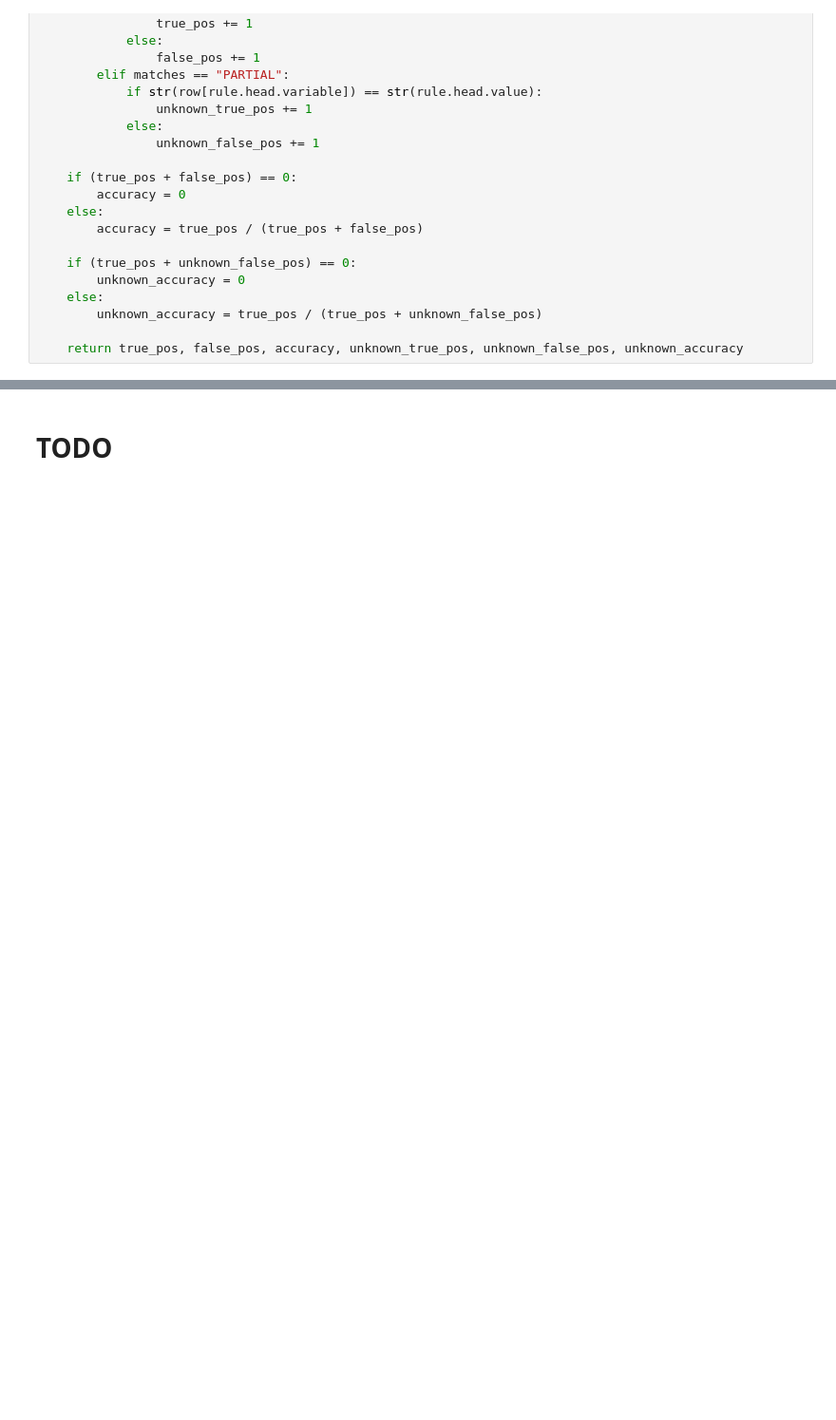
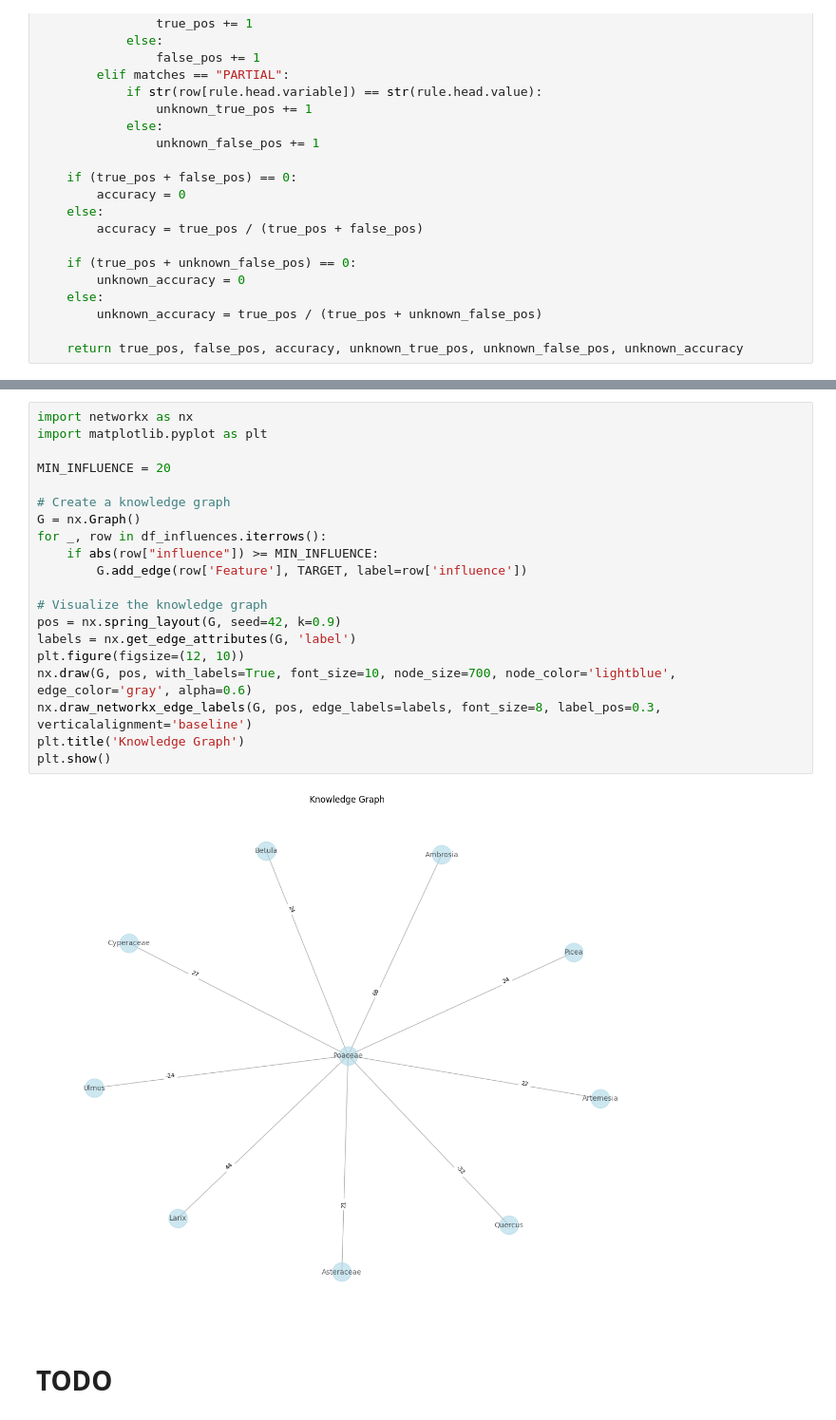
Before and after one commit to Tony-sama/boreal-forest, a Jupyter notebook: 3_lfit.ipynb, the cells around one changed output, grey strips where cells are left out. Shown at 95% size. Cells and saved outputs as stored; diff of their text form; blank space fills up the shorter version.

Commit message:
add influence graph visualization

```diff
--- a/3_lfit.ipynb
+++ b/3_lfit.ipynb
@@ -427,2 +372,24 @@ See the caveats in the documentation: https://pandas.pydata.org/pandas-docs/stab
+# %%
+import networkx as nx
+import matplotlib.pyplot as plt
+
+MIN_INFLUENCE = 20
+
+# Create a knowledge graph
+G = nx.Graph()
+for _, row in df_influences.iterrows():
+    if abs(row["influence"]) >= MIN_INFLUENCE:
+        G.add_edge(row['Feature'], TARGET, label=row['influence'])
+
+# Visualize the knowledge graph
+pos = nx.spring_layout(G, seed=42, k=0.9)
+labels = nx.get_edge_attributes(G, 'label')
+plt.figure(figsize=(12, 10))
+nx.draw(G, pos, with_labels=True, font_size=10, node_size=700, node_color='lightblue', edge_color='gray', alpha=0.6)
+nx.draw_networkx_edge_labels(G, pos, edge_labels=labels, font_size=8, label_pos=0.3, verticalalignment='baseline')
+plt.title('Knowledge Graph')
+plt.show()
+# %% [output]
+[figure, added]
 # %% [markdown]
 # TODO
```
Also changed, not shown: parts of 8 cells of this notebook, 3 other files.
